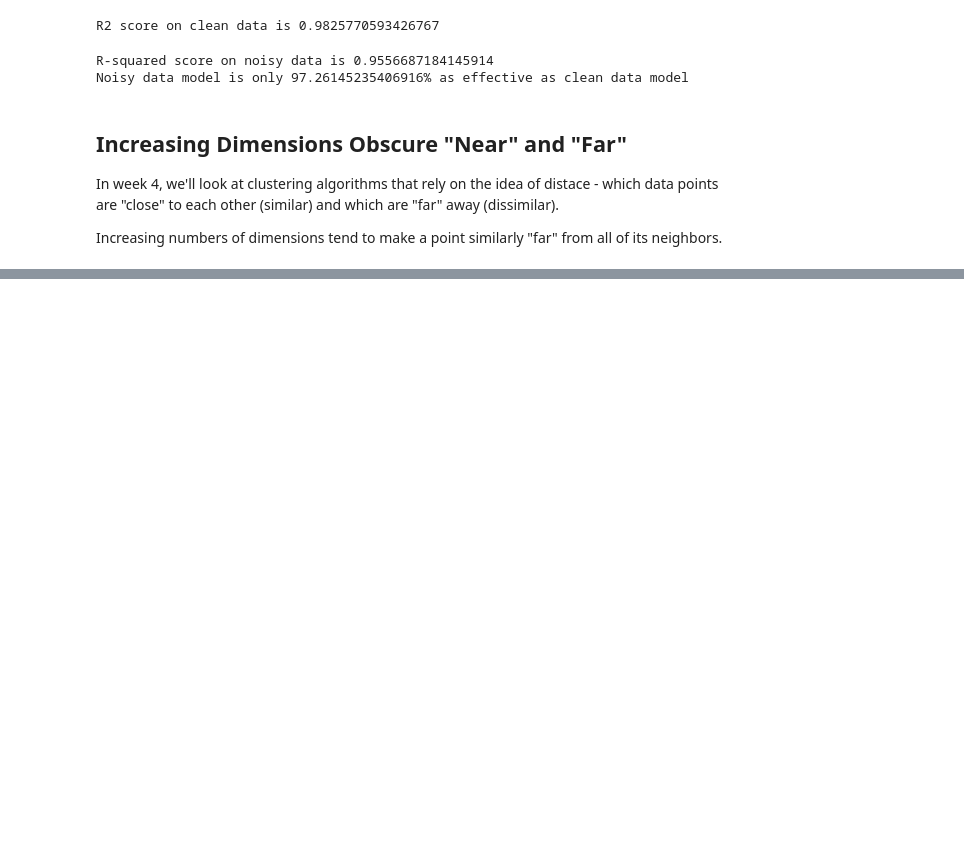
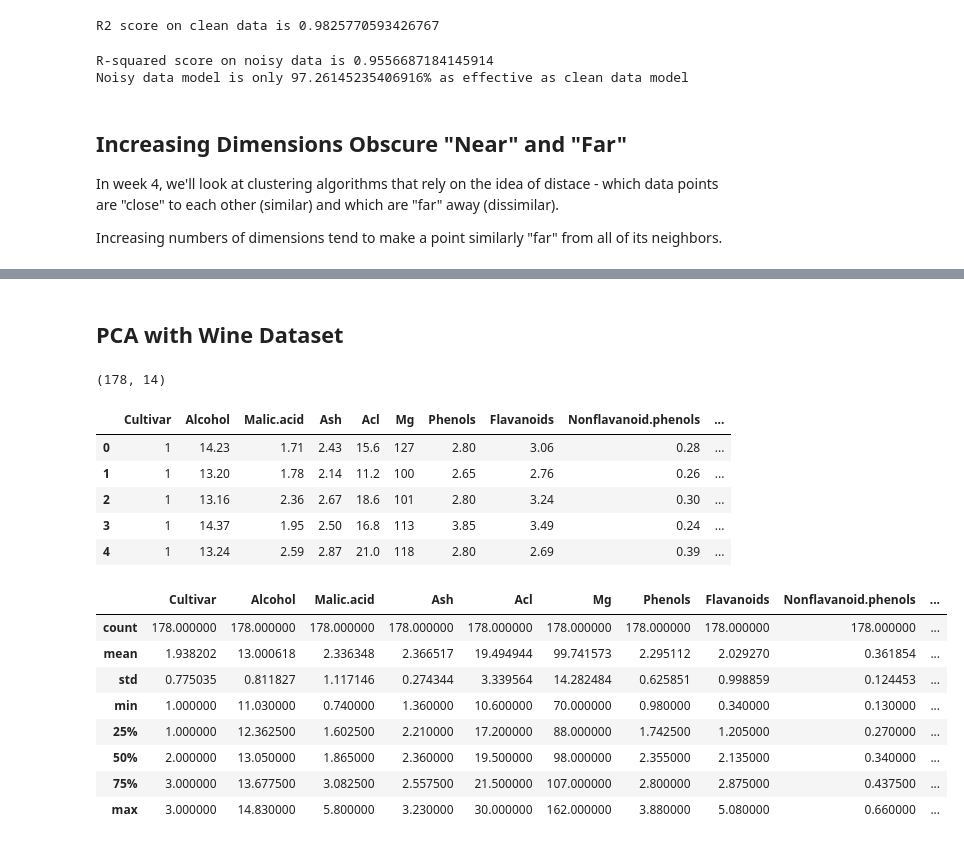
Before and after one commit to stephenfrein/vucsc8491, a Jupyter notebook: Week3_Dimensionality_Reduction.ipynb, the cells around one changed output, grey strips where cells are left out. Cells and saved outputs as stored; diff of their text form; code cells hidden in the pictures; blank space fills up the shorter version.

```diff
--- a/Week3_Dimensionality_Reduction.ipynb
+++ b/Week3_Dimensionality_Reduction.ipynb
@@ -275,0 +286,35 @@ fig.show()
+# %% [markdown]
+## PCA with Wine Dataset
+# %%
+# demonstrate PCA using the famous "wine" dataset
+# reduces 13 chemical features down to a handful of principal components
+
+import pandas as pd
+import matplotlib.pyplot as plt
+
+# a scaler brings variables with different ranges onto a common scale
+from sklearn.preprocessing import StandardScaler
+from sklearn.decomposition import PCA
+
+# get the data and do some basic EDA
+wine_df = pd.read_csv('https://raw.githubusercontent.com/stephenfrein/vucsc8491/refs/heads/main/wine.csv')
+print(wine_df.shape)
+display(wine_df.head())
+display(wine_df.describe())
+# %% [output]
+(178, 14)
+|  | Cultivar | Alcohol | Malic.acid | Ash | Acl | Mg | Phenols | Flavanoids | Nonflavanoid.phenols | ... |
+| 0 | 1 | 14.23 | 1.71 | 2.43 | 15.6 | 127 | 2.80 | 3.06 | 0.28 | ... |
+| 1 | 1 | 13.20 | 1.78 | 2.14 | 11.2 | 100 | 2.65 | 2.76 | 0.26 | ... |
+| 2 | 1 | 13.16 | 2.36 | 2.67 | 18.6 | 101 | 2.80 | 3.24 | 0.30 | ... |
+| 3 | 1 | 14.37 | 1.95 | 2.50 | 16.8 | 113 | 3.85 | 3.49 | 0.24 | ... |
+| 4 | 1 | 13.24 | 2.59 | 2.87 | 21.0 | 118 | 2.80 | 2.69 | 0.39 | ... |
+|  | Cultivar | Alcohol | Malic.acid | Ash | Acl | Mg | Phenols | Flavanoids | Nonflavanoid.phenols | ... |
+| count | 178.000000 | 178.000000 | 178.000000 | 178.000000 | 178.000000 | 178.000000 | 178.000000 | 178.000000 | 178.000000 | ... |
+| mean | 1.938202 | 13.000618 | 2.336348 | 2.366517 | 19.494944 | 99.741573 | 2.295112 | 2.029270 | 0.361854 | ... |
+| std | 0.775035 | 0.811827 | 1.117146 | 0.274344 | 3.339564 | 14.282484 | 0.625851 | 0.998859 | 0.124453 | ... |
+| min | 1.000000 | 11.030000 | 0.740000 | 1.360000 | 10.600000 | 70.000000 | 0.980000 | 0.340000 | 0.130000 | ... |
+| 25% | 1.000000 | 12.362500 | 1.602500 | 2.210000 | 17.200000 | 88.000000 | 1.742500 | 1.205000 | 0.270000 | ... |
+| 50% | 2.000000 | 13.050000 | 1.865000 | 2.360000 | 19.500000 | 98.000000 | 2.355000 | 2.135000 | 0.340000 | ... |
+| 75% | 3.000000 | 13.677500 | 3.082500 | 2.557500 | 21.500000 | 107.000000 | 2.800000 | 2.875000 | 0.437500 | ... |
+| max | 3.000000 | 14.830000 | 5.800000 | 3.230000 | 30.000000 | 162.000000 | 3.880000 | 5.080000 | 0.660000 | ... |
```
Also changed, not shown: parts of 9 cells of this notebook.
